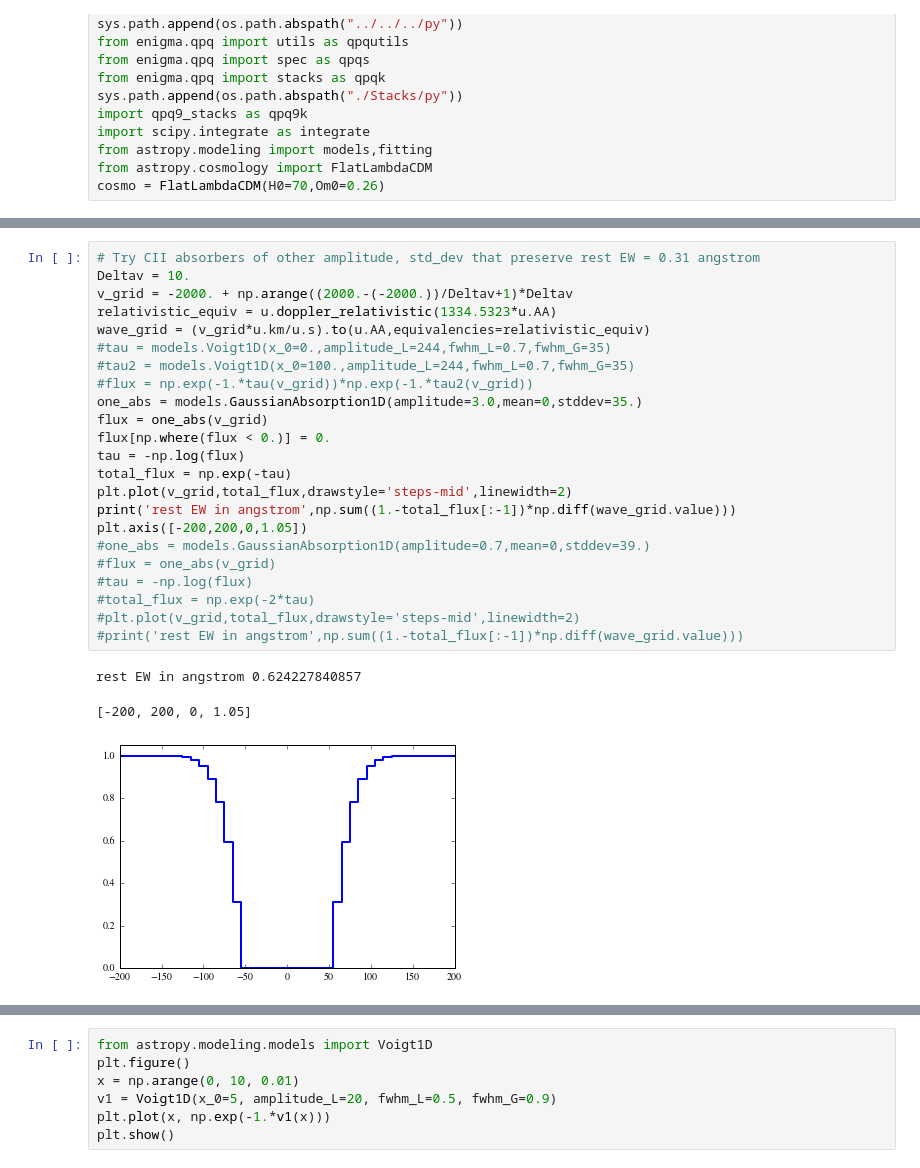
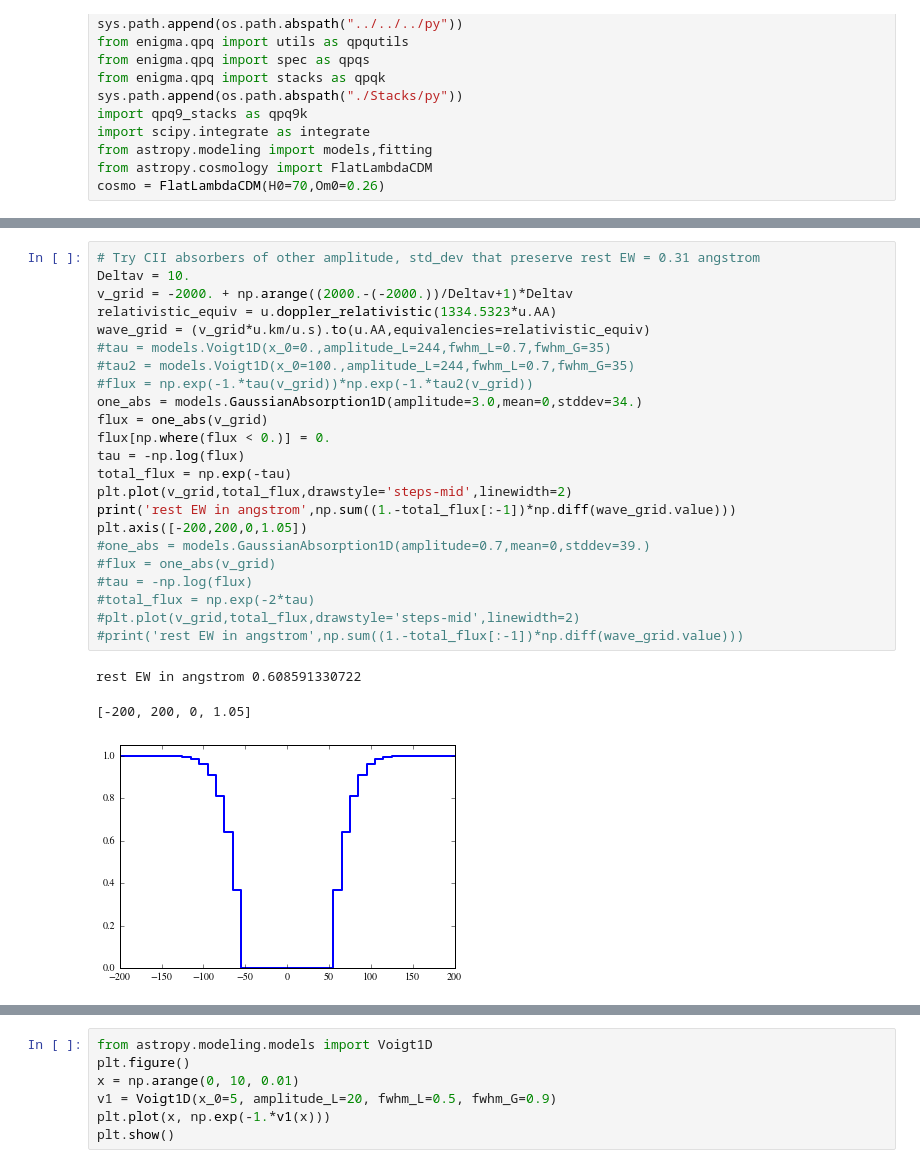
Before and after one commit to qsopairs/papers, a Jupyter notebook: QPQ9/Analysis/monte_carlo.ipynb, the cells around one changed output, grey strips where cells are left out. Saved outputs shown, nothing was run; the diff lists cells and outputs as text.

```diff
--- a/QPQ9/Analysis/monte_carlo.ipynb
+++ b/QPQ9/Analysis/monte_carlo.ipynb
@@ -95,29 +95,29 @@ def gen_stck_img(R_phys,z_fg,Deltav,v_grid,n_trials): # R_phys in kpc, Deltav in
 # %%
 # Try CII absorbers of other amplitude, std_dev that preserve rest EW = 0.31 angstrom
 Deltav = 10.
 v_grid = -2000. + np.arange((2000.-(-2000.))/Deltav+1)*Deltav
 relativistic_equiv = u.doppler_relativistic(1334.5323*u.AA)
 wave_grid = (v_grid*u.km/u.s).to(u.AA,equivalencies=relativistic_equiv)
 #tau = models.Voigt1D(x_0=0.,amplitude_L=244,fwhm_L=0.7,fwhm_G=35)
 #tau2 = models.Voigt1D(x_0=100.,amplitude_L=244,fwhm_L=0.7,fwhm_G=35)
 #flux = np.exp(-1.*tau(v_grid))*np.exp(-1.*tau2(v_grid))
-one_abs = models.GaussianAbsorption1D(amplitude=3.0,mean=0,stddev=35.)
+one_abs = models.GaussianAbsorption1D(amplitude=3.0,mean=0,stddev=34.)
 flux = one_abs(v_grid)
 flux[np.where(flux < 0.)] = 0.
 tau = -np.log(flux)
 total_flux = np.exp(-tau)
 plt.plot(v_grid,total_flux,drawstyle='steps-mid',linewidth=2)
 print('rest EW in angstrom',np.sum((1.-total_flux[:-1])*np.diff(wave_grid.value)))
 plt.axis([-200,200,0,1.05])
 #one_abs = models.GaussianAbsorption1D(amplitude=0.7,mean=0,stddev=39.)
 #flux = one_abs(v_grid)
 #tau = -np.log(flux)
 #total_flux = np.exp(-2*tau)
 #plt.plot(v_grid,total_flux,drawstyle='steps-mid',linewidth=2)
 #print('rest EW in angstrom',np.sum((1.-total_flux[:-1])*np.diff(wave_grid.value)))
 # %% [output]
-rest EW in angstrom 0.624227840857
+rest EW in angstrom 0.608591330722
 [-200, 200, 0, 1.05]
-[figure, old version]
+[figure, new version]
 # %%
 stack_tup0 = qpq9k.qpq9_IRMgII(passback=True,wrest=1334.5323*u.AA,S2N_cut=5.5/u.AA,
```
Also changed, not shown: parts of 11 cells of this notebook, 5 other files.
